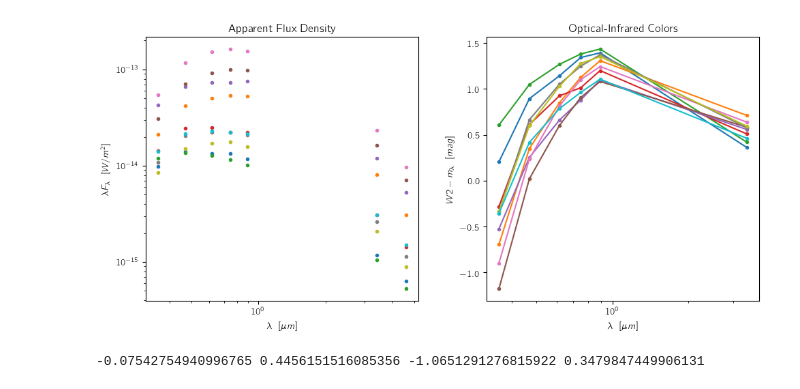
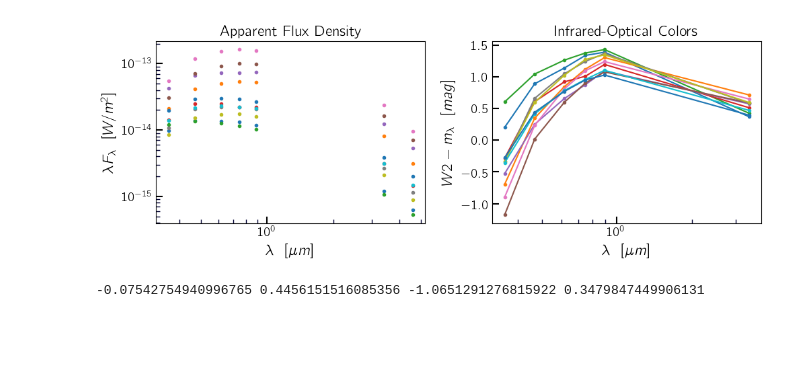
Before and after one commit to ekourkchi/reddening, a Jupyter notebook: griz2PC0.ipynb, the cells around one changed output. Drawn from its saved outputs; the diff is of its cells as text; code cells hidden in the pictures; blank space fills up the shorter version.

```diff
--- a/griz2PC0.ipynb
+++ b/griz2PC0.ipynb
@@ -74,48 +74,58 @@ def mag2Flux(m):
     F = F0*(10**(-0.4*m))
     return F
 ################################
 C0 = 2.99792458     #  speed of light = C0*1.E8
 lambda_u = 0.3551  # https://classic.sdss.org/dr7/instruments/imager/index.html
 lambda_g = 0.4686  # micron
 lambda_r = 0.6165
 lambda_i = 0.7481
 lambda_z = 0.8931
 lambda_w1 = 3.4
 lambda_w2 = 4.6
 wavelengths = np.asarray([lambda_u, lambda_g, lambda_r, lambda_i, lambda_z, lambda_w1, lambda_w2])
 
 
-fig = py.figure(figsize=(10, 10), dpi=100)
+fig = py.figure(figsize=(10, 7), dpi=100)
 fig.subplots_adjust(wspace=0.25, hspace=0.2, top=0.95, bottom=0.10, left=0.08, right=0.98)
 gs = gridspec.GridSpec(2, 2, height_ratios=[1,1])
 p = 0
 
-
-
 ax = plt.subplot(gs[p]) ; p+=1
-for j in np.arange(0,10):
+for j in np.arange(0,11):
 
     mags = np.asarray([u[j], g[j],r[j],i[j],z[j],w1[j],w2[j]])
     nuF_nu = ((C0*1.0E-12)/wavelengths)*mag2Flux(mags)
 #     print wavelengths
 #     print nuF_nu
     ax.plot(wavelengths, nuF_nu, '.')
-    ax.set_xscale('log')
-    ax.set_yscale('log')
-    ax.set_xlabel(r'$\lambda ~~ [\mu m]$')
-    ax.set_ylabel(r'$\lambda F_\lambda ~~ [W/m^2]$')
-    ax.set_title('Apparent Flux Density')
+ax.set_xscale('log')
+ax.set_yscale('log')
+ax.set_xlabel(r'$\lambda ~~ [\mu m]$', fontsize=16)
+ax.set_ylabel(r'$\lambda F_\lambda ~~ [W/m^2]$', fontsize=16)
+ax.set_title('Apparent Flux Density', fontsize=16)
+for tick in ax.xaxis.get_major_ticks():
+                tick.label.set_fontsize(14)
+for tick in ax.yaxis.get_major_ticks():
+                tick.label.set_fontsize(14)
+ax.tick_params(which='major', length=7, width=1.5, direction='in')
+ax.tick_params(which='minor', length=4, color='#000033', width=1.0, direction='in')
 
 ax = plt.subplot(gs[p]) ; p+=1
 X0 = wavelengths[:6]
-for j in np.arange(0,10):
+for j in np.arange(0,11):
     ax.plot(X0, [w2[j]-u[j], w2[j]-g[j],w2[j]-r[j],w2[j]-i[j],w2[j]-z[j],w2[j]-w1[j]], '.-')
-    ax.set_xscale('log')
-    ax.set_xlabel(r'$\lambda ~~ [\mu m]$')
-    ax.set_ylabel(r'$W2-m_\lambda ~~ [mag]$')
-    ax.set_title('Optical-Infrared Colors')
+ax.set_xscale('log')
+ax.set_xlabel(r'$\lambda ~~ [\mu m]$', fontsize=16)
+ax.set_ylabel(r'$W2-m_\lambda ~~ [mag]$', fontsize=16)
+ax.set_title('Infrared-Optical Colors', fontsize=16)
+for tick in ax.xaxis.get_major_ticks():
+                tick.label.set_fontsize(14)
+for tick in ax.yaxis.get_major_ticks():
+                tick.label.set_fontsize(14)
+ax.tick_params(which='major', length=7, width=1.5, direction='in')
+ax.tick_params(which='minor', length=4, color='#000033', width=1.0, direction='in')
 # %% [output]
-[figure, old version]
+[figure, new version]
 # %%
 ri = r-i
 gr = g-r
```
Also changed, not shown: 12 other files.
